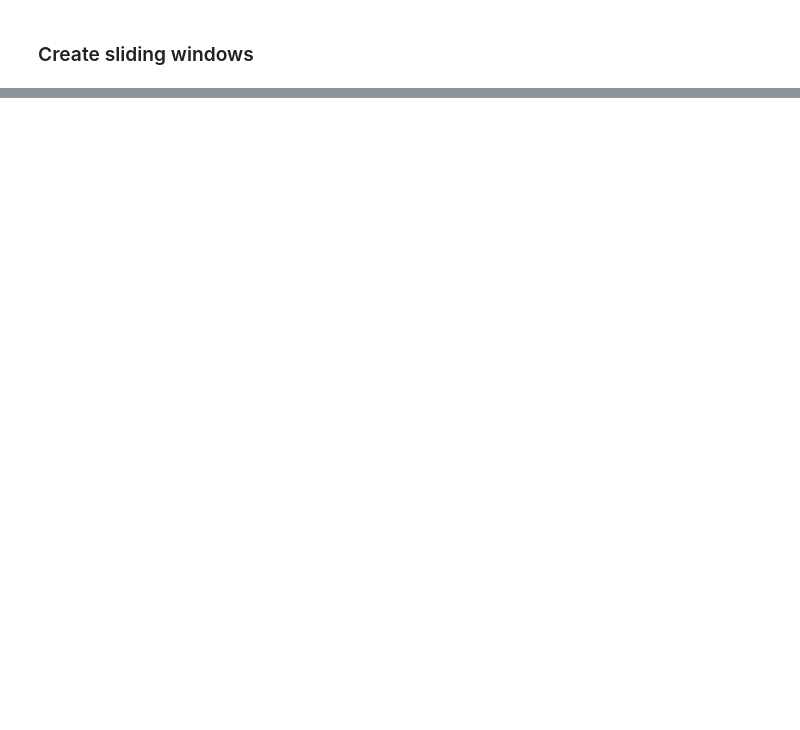
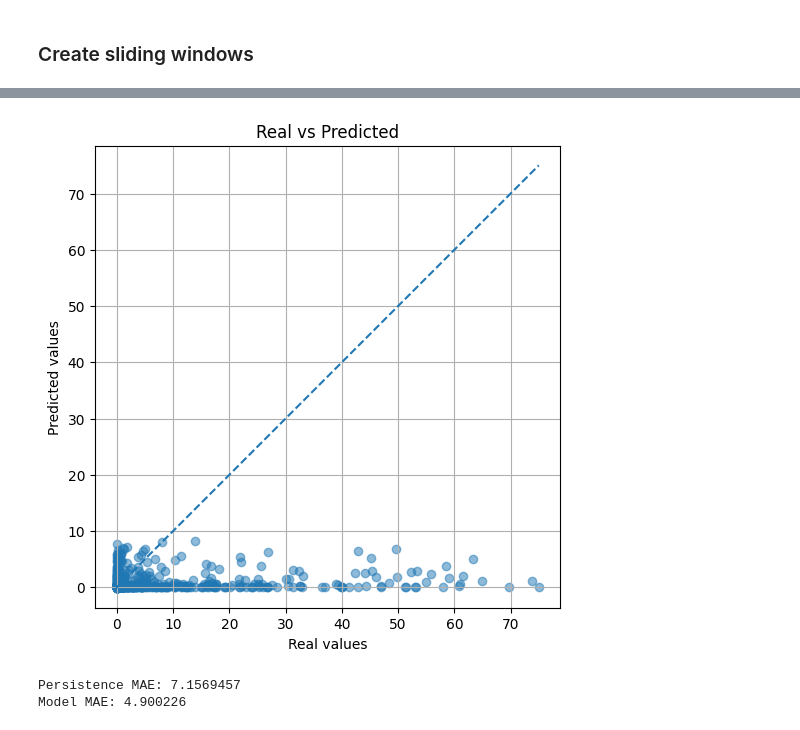
Before and after one commit to LeonardoLucasdaSilva/climate_ml, a Jupyter notebook: notebooks/exploration/lstm_ocean_based.ipynb, the cells around one changed output, grey strips where cells are left out. Cells and saved outputs as stored; diff of their text form; code cells hidden in the pictures; blank space fills up the shorter version.

```diff
--- a/notebooks/exploration/lstm_ocean_based.ipynb
+++ b/notebooks/exploration/lstm_ocean_based.ipynb
@@ -86,0 +158,16 @@ X_scaled, y_scaled, scaler_x, scaler_y = prepare_data_seq_to_one(X, y, num_featu
+# %%
+mae_value = mae(y_test.squeeze(-1), y_pred)
+print(f"Test MAE: {mae_value:.3f}")
+
+y_pred_log_scaled = model.predict(X_test)
+y_pred_log = scaler_y.inverse_transform(y_pred_log_scaled)
+y_pred = np.expm1(y_pred_log)
+
+y_true_log = scaler_y.inverse_transform(y_test)
+y_true = np.expm1(y_true_log)
+
+y_true = y_true.squeeze()
+y_pred = y_pred.squeeze()
+
+plot_real_vs_predicted_scatter(y_true, y_pred)
+# %% [output]
@@ -86,0 +176,10 @@ X_scaled, y_scaled, scaler_x, scaler_y = prepare_data_seq_to_one(X, y, num_featu
+[figure, added]
+# %%
+y_persist = y_true[:-1]
+y_true_cut = y_true[1:]
+
+print("Persistence MAE:", mae(y_true_cut, y_persist))
+print("Model MAE:", mae(y_true, y_pred))
+# %% [output]
+Persistence MAE: 7.1569457
+Model MAE: 4.900226
```
Also changed, not shown: parts of 11 cells of this notebook.
